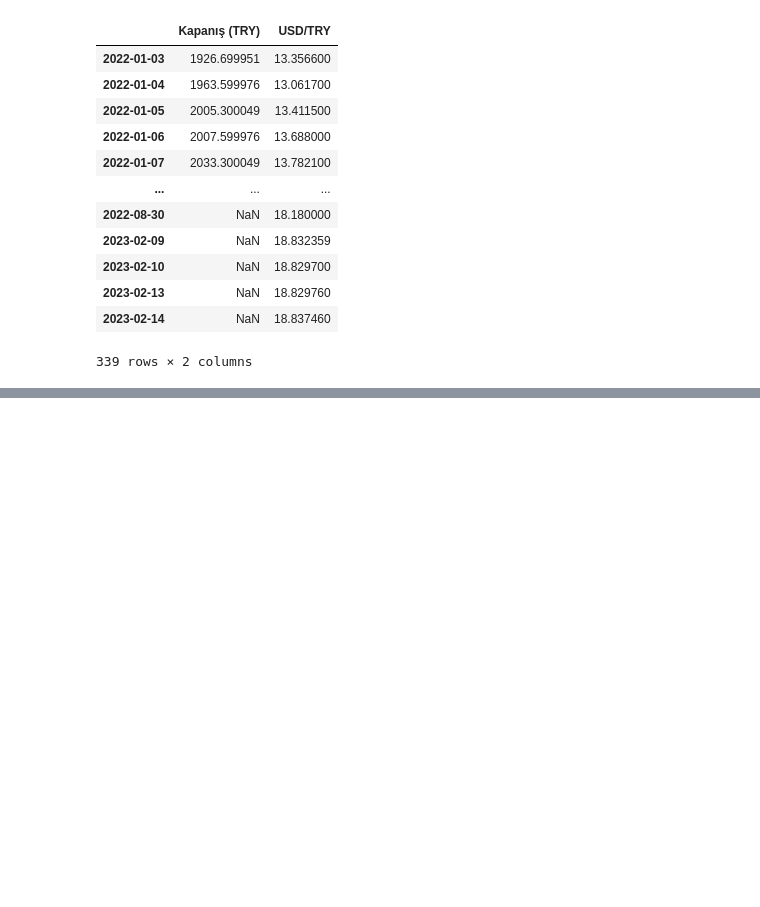
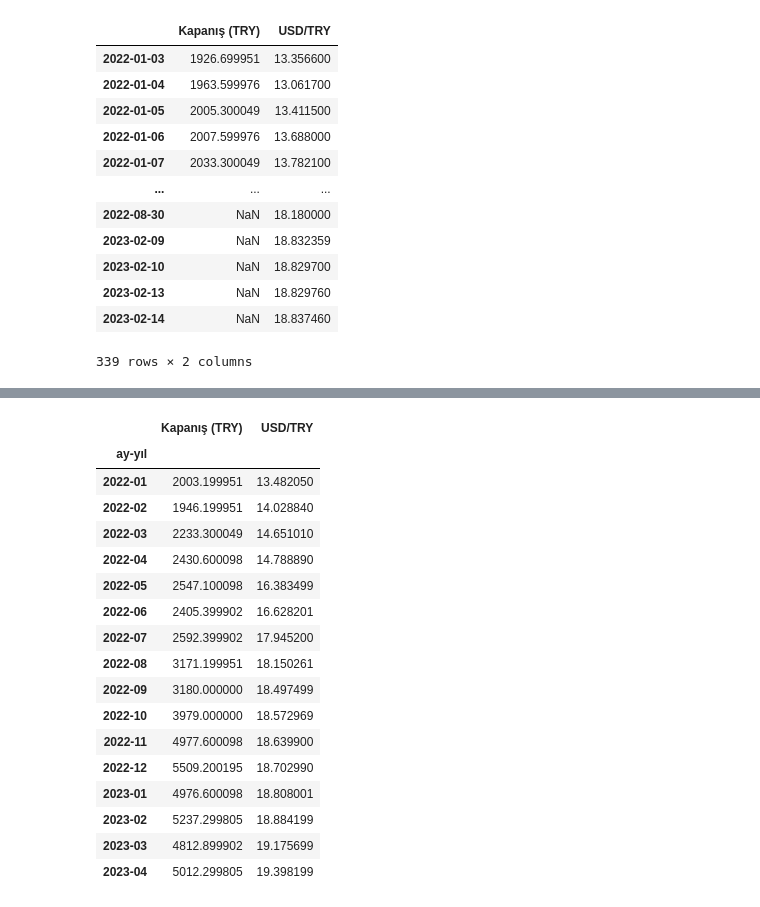
Before and after one commit to Abdulkadir2516/GMKA_Abdulkadir_Yesilkaya, a Jupyter notebook: Python_Hatırlatma.ipynb, the cells around one changed output, grey strips where cells are left out. Cells and saved outputs as stored; diff of their text form; code cells hidden in the pictures; blank space fills up the shorter version.

```diff
--- a/Python_Hatırlatma.ipynb
+++ b/Python_Hatırlatma.ipynb
@@ -465,0 +496,23 @@ fig.update_layout(title="Normalize BIST 100 ve Normalize Kur ",
+# %%
+veri_as = veri.pivot_table(values=["Kapanış (TRY)", "USD/TRY"], index="ay-yıl",
+                           aggfunc= "last")#{np.max,npmean})
+veri_as
+# %% [output]
+|  | Kapanış (TRY) | USD/TRY |
+| ay-yıl |  |  |
+| 2022-01 | 2003.199951 | 13.482050 |
+| 2022-02 | 1946.199951 | 14.028840 |
+| 2022-03 | 2233.300049 | 14.651010 |
+| 2022-04 | 2430.600098 | 14.788890 |
+| 2022-05 | 2547.100098 | 16.383499 |
+| 2022-06 | 2405.399902 | 16.628201 |
+| 2022-07 | 2592.399902 | 17.945200 |
+| 2022-08 | 3171.199951 | 18.150261 |
+| 2022-09 | 3180.000000 | 18.497499 |
+| 2022-10 | 3979.000000 | 18.572969 |
+| 2022-11 | 4977.600098 | 18.639900 |
+| 2022-12 | 5509.200195 | 18.702990 |
+| 2023-01 | 4976.600098 | 18.808001 |
+| 2023-02 | 5237.299805 | 18.884199 |
+| 2023-03 | 4812.899902 | 19.175699 |
+| 2023-04 | 5012.299805 | 19.398199 |
```
Also changed, not shown: parts of 10 cells of this notebook.
